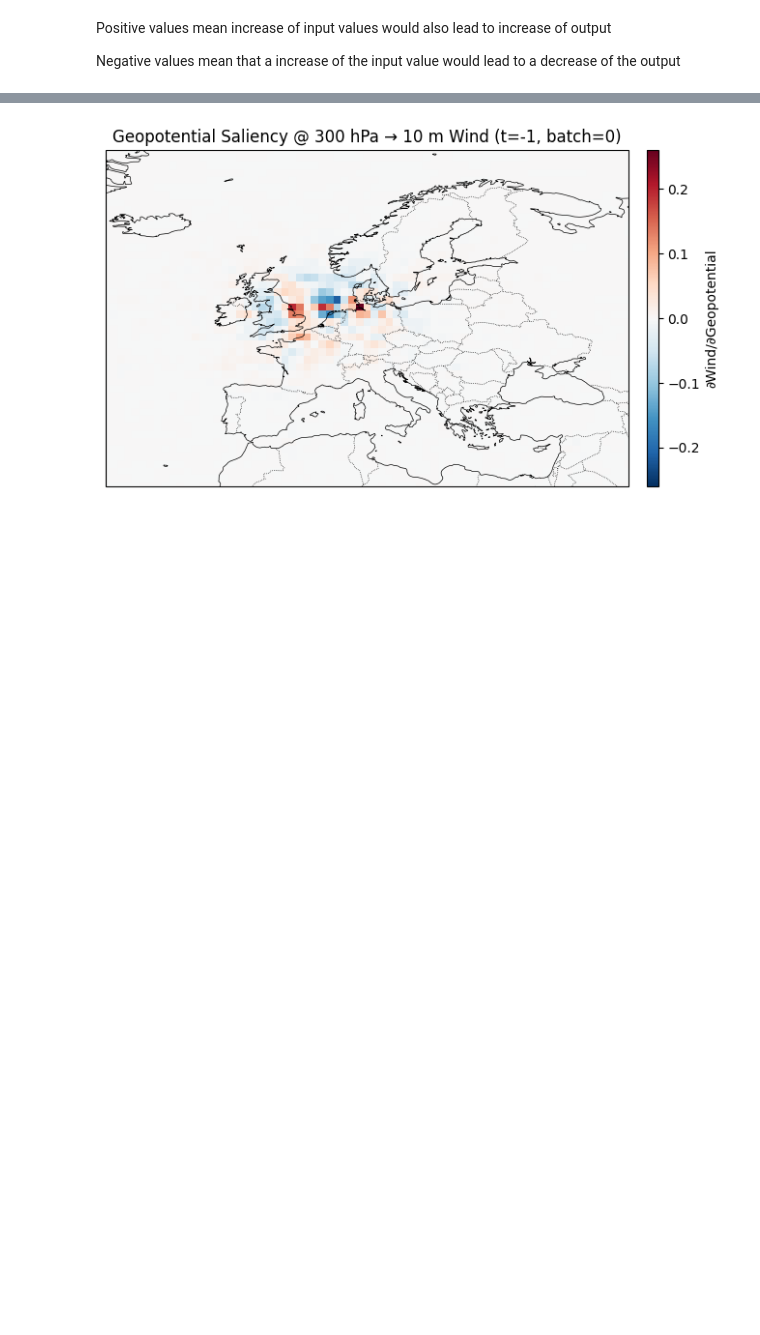
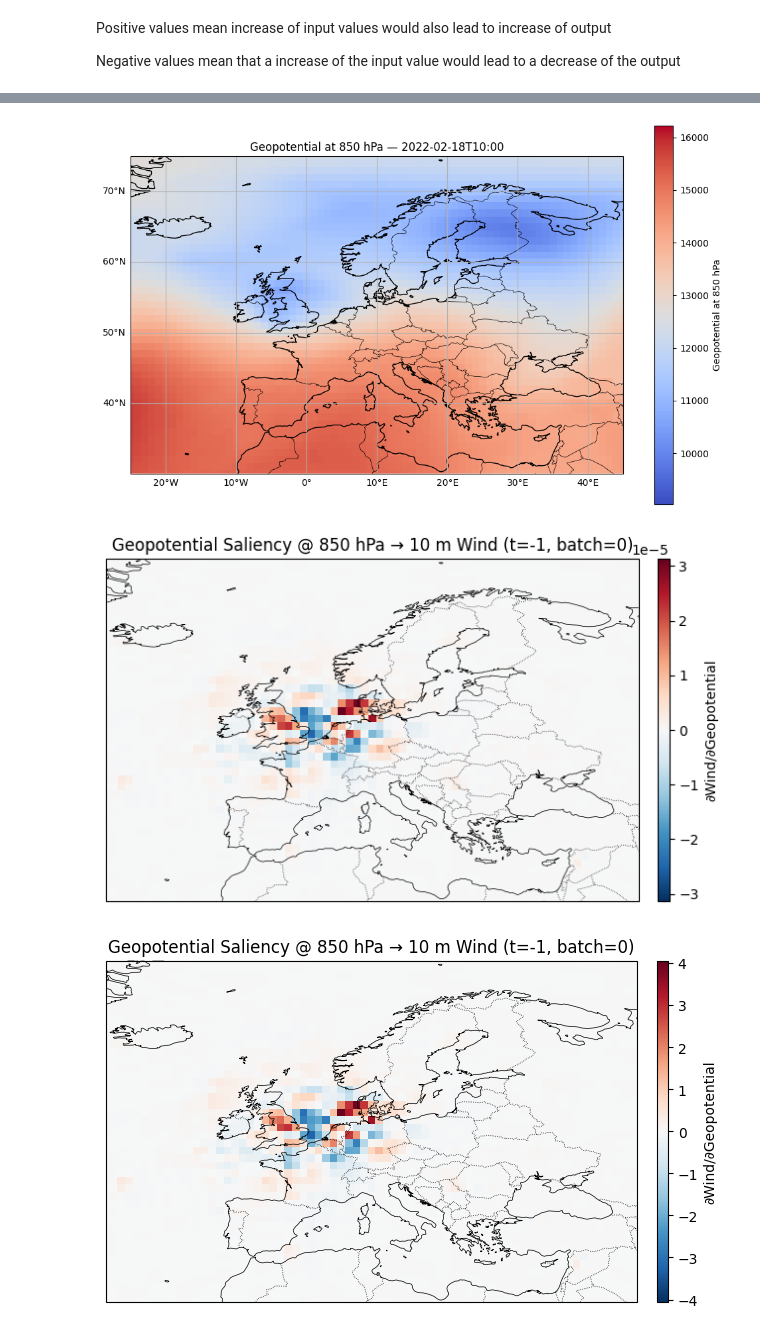
Before and after one commit to EStaELisa/graphcast-xai, a Jupyter notebook: jupiter_saliency_maps/gradients.ipynb, the cells around one changed output, grey strips where cells are left out. Saved outputs shown, nothing was run; the diff lists cells and outputs as text; code cells hidden in the pictures; blank space fills up the shorter version.

```diff
--- a/jupiter_saliency_maps/gradients.ipynb
+++ b/jupiter_saliency_maps/gradients.ipynb
@@ -476,17 +383,49 @@ plot_atmospheric_saliency(
-# %%
-# variables:
-# geopotential, temperature, specific_humidity,
-# u_component_of_wind, v_component_of_wind, vertical_velocity
-
-plot_atmospheric_saliency(
-    sal_ds=sal_ds_integrated_gradients,
-    input_ds=input_ds,
-    varname="geopotential",
-    target_level=300.0,
-    time_index=-1,
-    batch_index=0,
-    extent=[-25, 45, 30, 75],
-    cmap="RdBu_r"
-)
-# %% [output]
-[figure, removed]
+# %%
+# variables:
+# geopotential, temperature, specific_humidity,
+# u_component_of_wind, v_component_of_wind, vertical_velocity
+
+varname = "geopotential"
+level = 850
+time = -1
+extent=[-25, 45, 30, 75]
+
+
+plot_field(input_ds, time=0, level=level, var_name=varname, extent=extent)
+
+plot_atmospheric_saliency(
+    sal_ds=sal_ds,
+    input_ds=input_ds,
+    varname=varname,
+    target_level=level,
+    time_index=time,
+    batch_index=0,
+    extent=extent,
+    cmap="RdBu_r"
+)
+
+plot_atmospheric_saliency(
+    sal_ds=sal_ds_grad_x_input,
+    input_ds=input_ds,
+    varname=varname,
+    target_level=level,
+    time_index=time,
+    batch_index=0,
+    extent=extent,
+    cmap="RdBu_r"
+)
+
+plot_atmospheric_saliency(
+    sal_ds=sal_ds_integrated_gradients,
+    input_ds=input_ds,
+    varname=varname,
+    target_level=level,
+    time_index=time,
+    batch_index=0,
+    extent=extent,
+    cmap="RdBu_r"
+)
+# %% [output]
+[figure, added]
+[figure, added]
+[figure, added]
```
Also changed, not shown: parts of 14 cells of this notebook, 2 other files.
